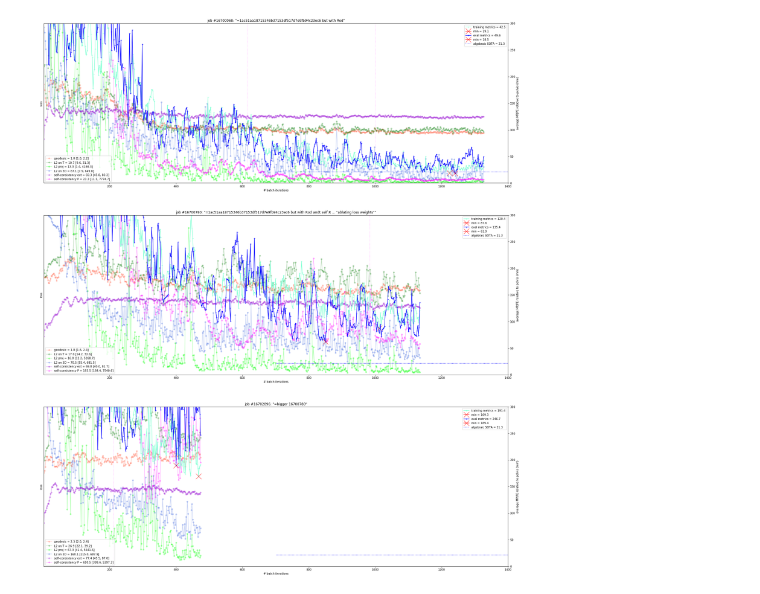
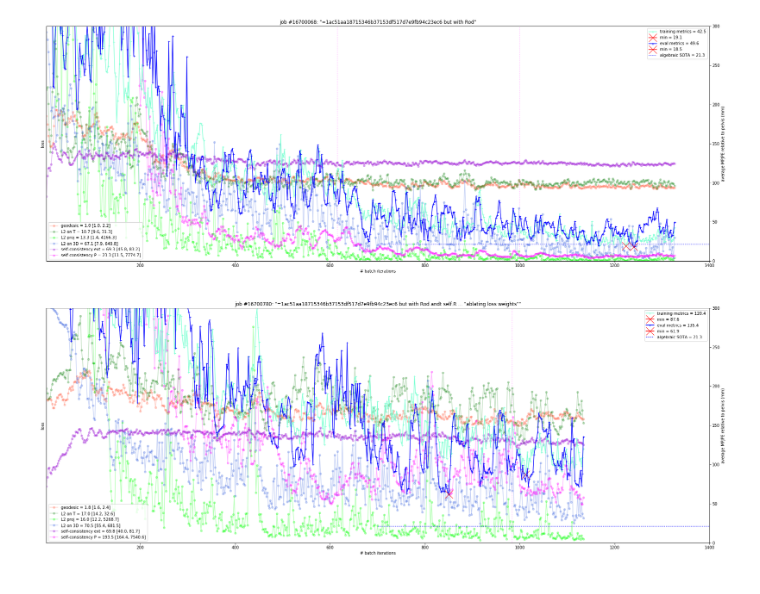
Before and after one commit to karfly/learnable-triangulation-pytorch, a Jupyter notebook: tom.ipynb, the cells around one changed output. Drawn from its saved outputs; the diff is of its cells as text; code cells hidden in the pictures.

```diff
--- a/tom.ipynb
+++ b/tom.ipynb
@@ -58,19 +58,18 @@ def plot_jobs(jobs, titles, training_batch_size=8, metrics_ylim=[0, 1e2], n_max_
 # %%
 jobs = list(zip(*[
     #('15854643', '6D, arch=shared, loss: geo=10, t=5, 3D=1.0, lr=1e-4'),  # 0c4ebaf24b30a8d33e78a289fbafc2ea4924e169, using GT t
 
     # SOTA superv R|t
     #('16640073', '6f95e67454c63ca59d5b439089493b20632c6372'),
     #('16647158', '=16640073, 10% dataset'),
 
     # SOTA superv R|t (pelvis sitting on origin => predict just d)
     ('16700068', '=1ac51aa18715346b37153df517d7e9fb94c23ec6 but with Rod'),  # 16700001 with 6D
 
     # SOTA unsuperv R|t (pelvis sitting on origin)
     ('16700780', '=1ac51aa18715346b37153df517d7e9fb94c23ec6 but with Rod andt self.R ... "ablating loss weights"'),
-    ('16702896', '=bigger 16700780'),
 ]))
 
 plot_jobs(jobs[0], jobs[1], metrics_ylim=[0, 3e2], n_max_epochs=7e2)
 # %% [output]
-[figure, old version]
+[figure, new version]
```
Also changed, not shown: parts of 1 cell of this notebook, 3 other files.
